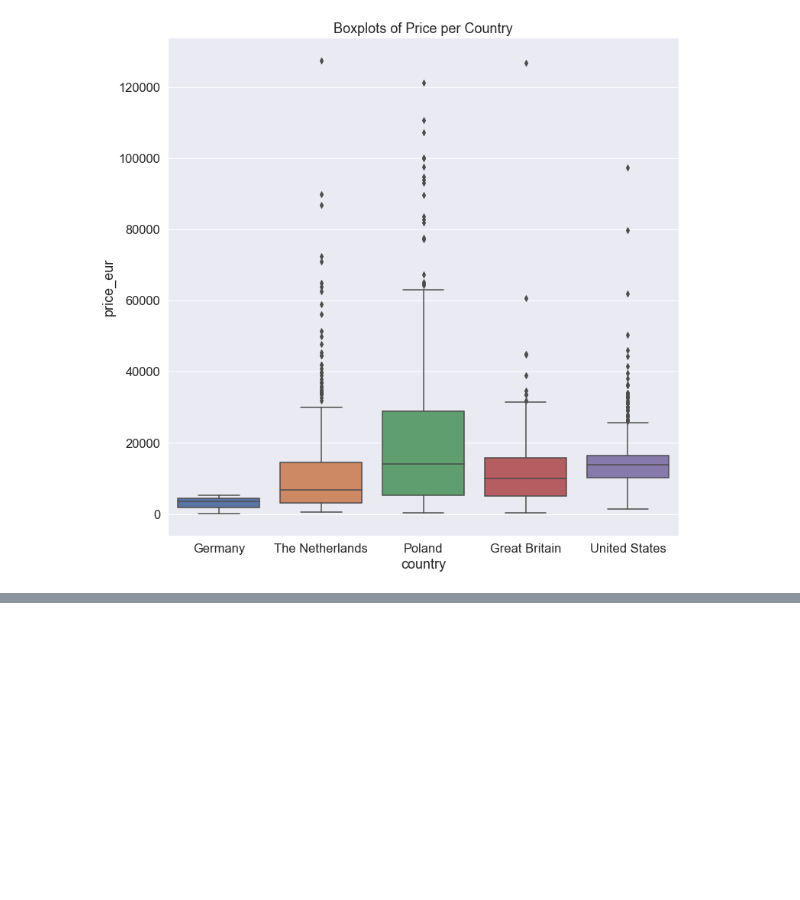
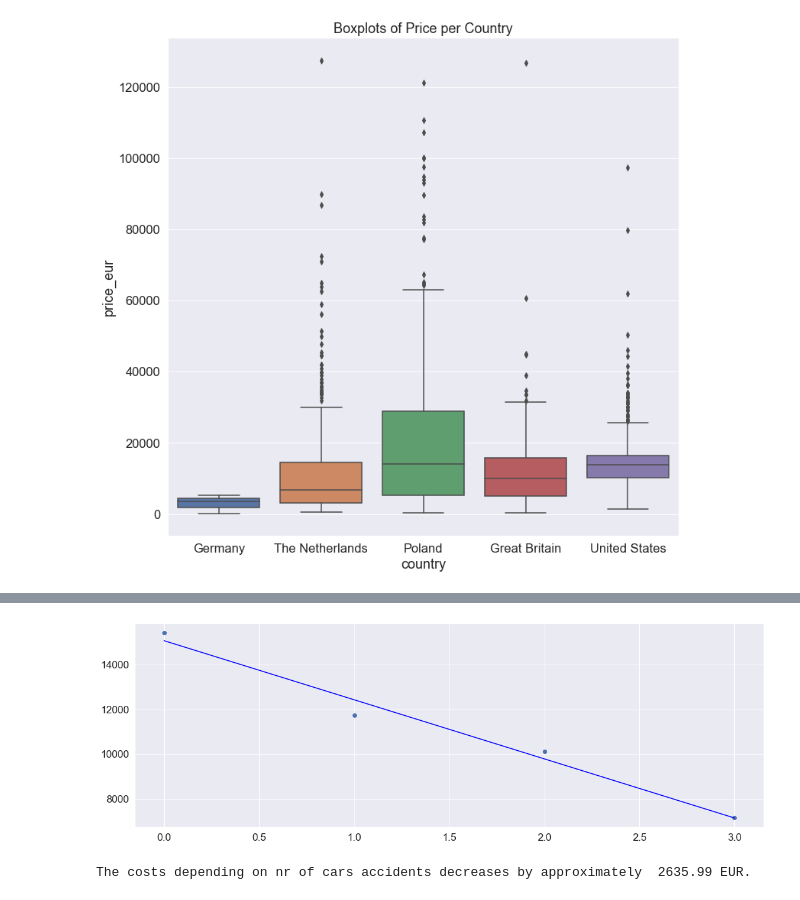
Before and after one commit to tableClothed/cars-price-comparision, a Jupyter notebook: visualizations.ipynb, the cells around one changed output, grey strips where cells are left out. Drawn from its saved outputs; the diff is of its cells as text; code cells hidden in the pictures; blank space fills up the shorter version.

```diff
--- a/visualizations.ipynb
+++ b/visualizations.ipynb
@@ -197,0 +204,18 @@ Text(0.5, 1.0, 'Boxplots of Price per Country')
+# %%
+from sklearn.linear_model import LinearRegression
+
+x = np.array(df_accidents.index).reshape(-1, 1)
+y = np.array(df_accidents.price_eur).reshape(-1, 1)
+
+reg = LinearRegression().fit(x, y)
+y_pred = reg.predict(x)
+
+plt.scatter(x, y)
+plt.plot(x, y_pred, color="blue")
+plt.show()
+# %% [output]
+[figure, added]
+# %%
+print("The costs depending on nr of cars accidents decreases by approximately ", round((y_pred[0] - y_pred[1])[0],2), "EUR.")
+# %% [output]
+The costs depending on nr of cars accidents decreases by approximately  2635.99 EUR.
```
Also changed, not shown: parts of 4 cells of this notebook, 1 other file.
